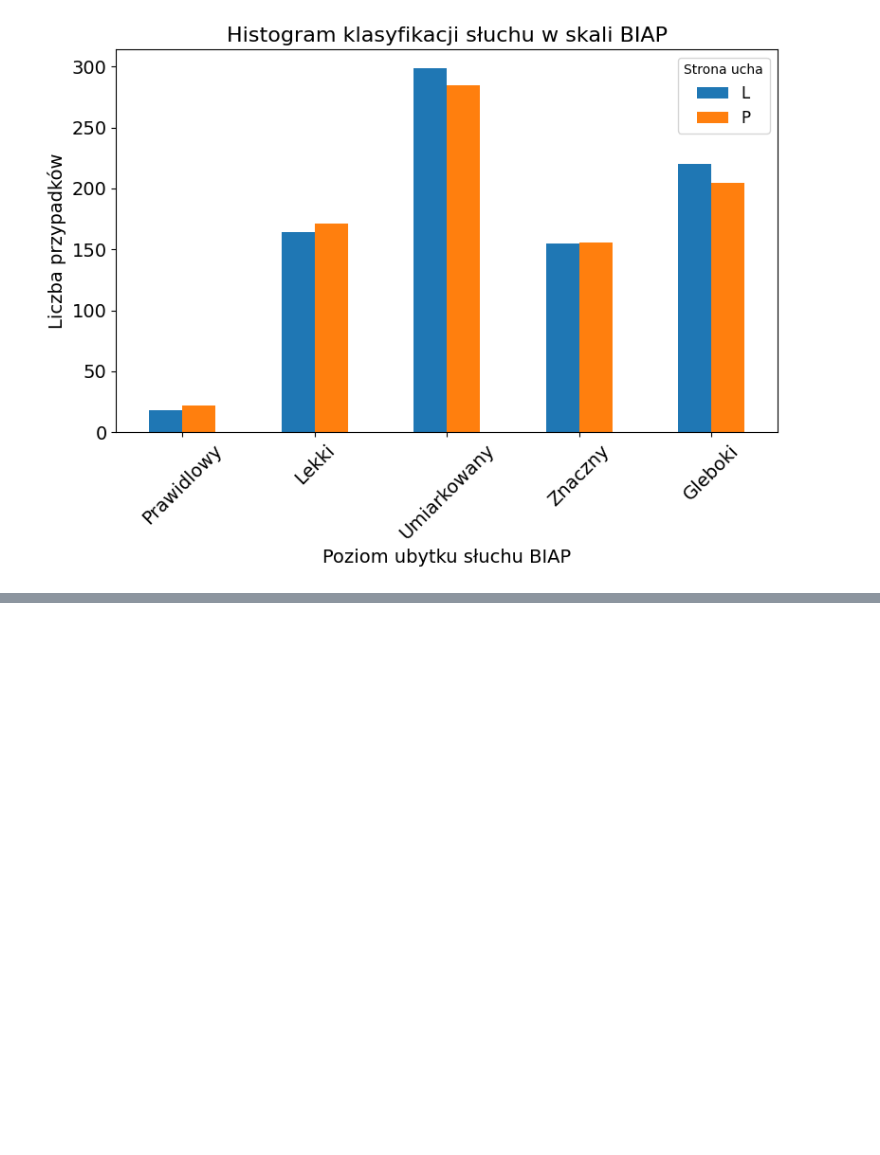
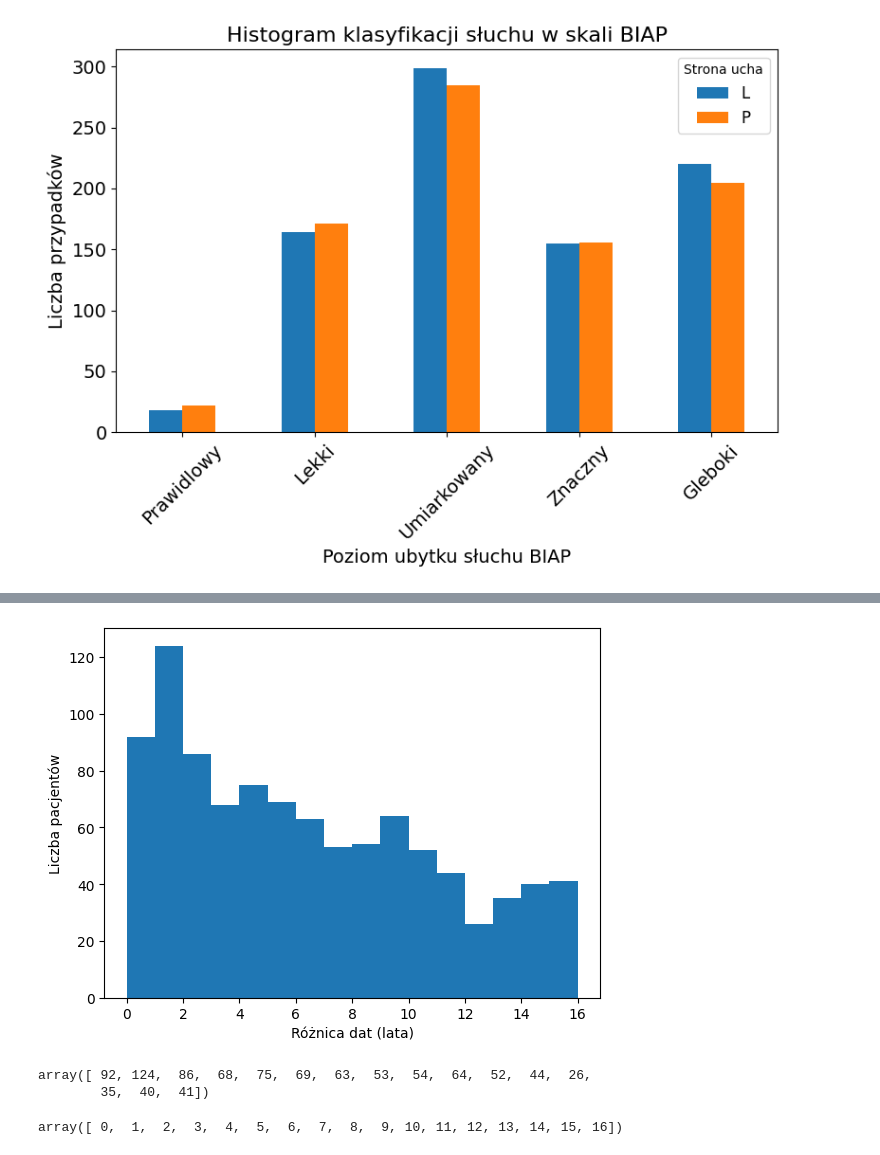
Before and after one commit to maria0026/GeneHearing, a Jupyter notebook: notebooks/data_info.ipynb, the cells around one changed output, grey strips where cells are left out. Cells and saved outputs as stored; diff of their text form; code cells hidden in the pictures; blank space fills up the shorter version.

```diff
--- a/notebooks/data_info.ipynb
+++ b/notebooks/data_info.ipynb
@@ -255,0 +310,22 @@ for index, row in allele.iterrows():
+# %%
+roznice_dni = [r.days /365 for r in roznice_dat]
+bins = np.arange(0, int(max(roznice_dni)) + 1)
+
+hist, bin_edges = np.histogram(roznice_dni, bins=bins)
+bin_widths = np.diff(bin_edges)
+
+plt.bar(bin_edges[:-1], hist, width=bin_widths, align='edge')
+plt.xlabel("Różnica dat (lata)")
+plt.ylabel("Liczba pacjentów")
+plt.show()
+# %% [output]
+[figure, added]
+# %%
+hist
+# %% [output]
+array([ 92, 124,  86,  68,  75,  69,  63,  53,  54,  64,  52,  44,  26,
+        35,  40,  41])
+# %%
+bins
+# %% [output]
+array([ 0,  1,  2,  3,  4,  5,  6,  7,  8,  9, 10, 11, 12, 13, 14, 15, 16])
```
Also changed, not shown: parts of 5 cells of this notebook.
